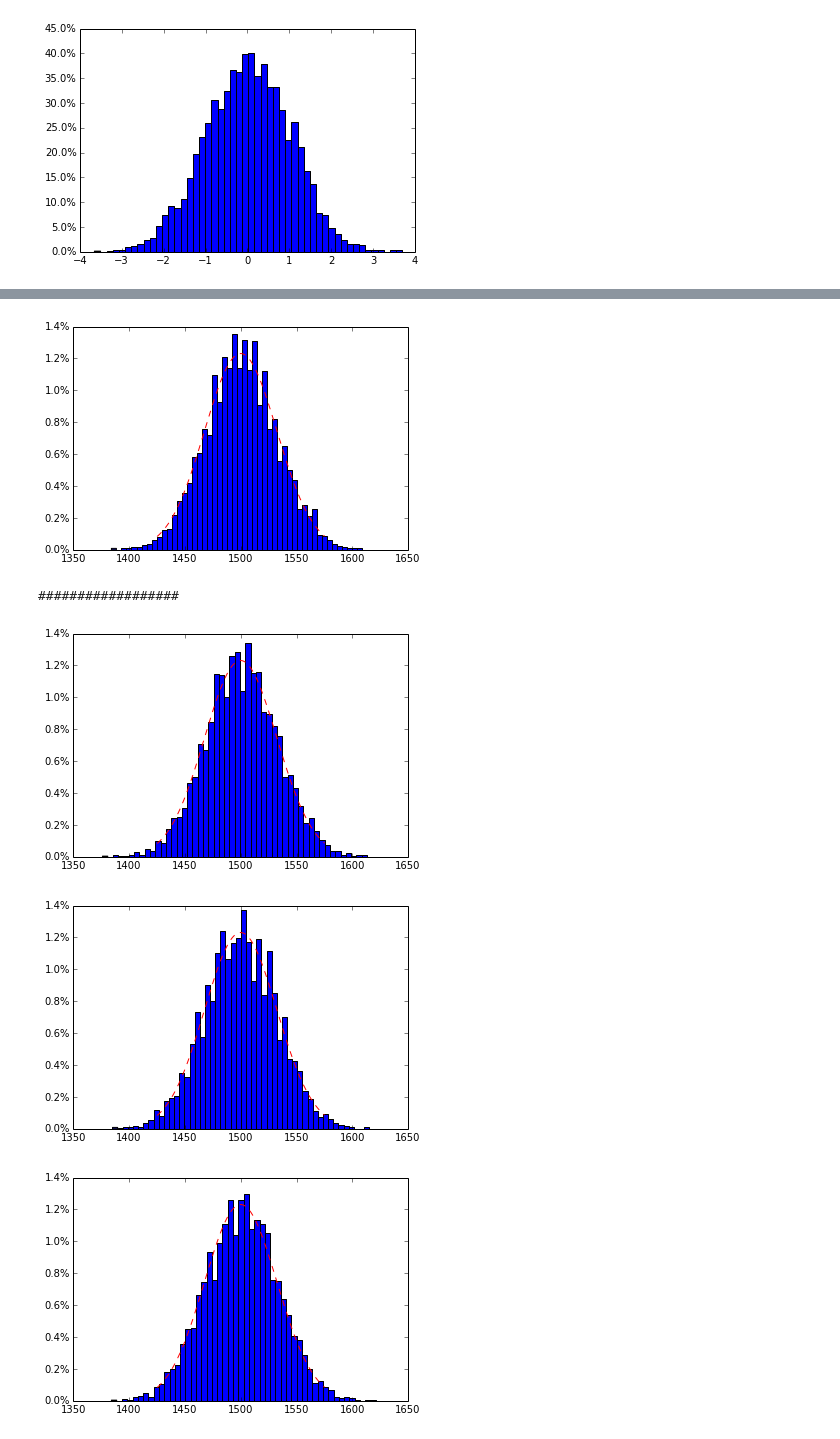
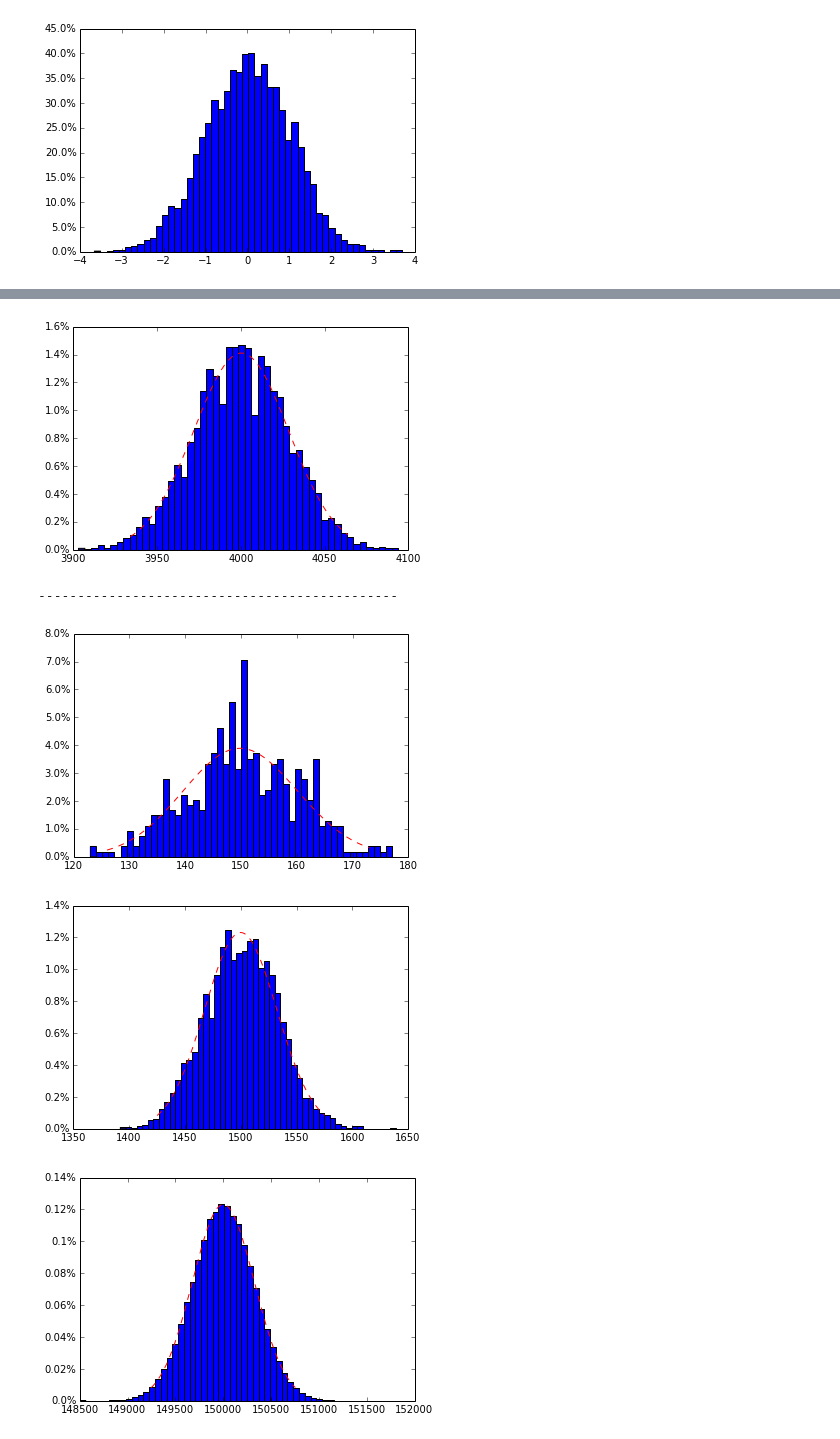
Before and after one commit to JensMeiners/MI1, a Jupyter notebook: Ex07/Ex07.ipynb, the cells around one changed output, grey strips where cells are left out. Cells and saved outputs as stored; diff of their text form; code cells hidden in the pictures.

```diff
--- a/Ex07/Ex07.ipynb
+++ b/Ex07/Ex07.ipynb
@@ -292,17 +292,16 @@ plt.show()
 ###################
 # now for the binomial distribution
 
-def test_binom(n,p):
-    n, p = 5000, 0.3
+def test_binom(n=5000,p=0.3):
     x = np.arange(binom.ppf(0.01, n, p), binom.ppf(0.99, n, p))
-    plot_dist([np.random.binomial(n,p) for _ in range(n)])
+    plot_dist(np.random.binomial(n,p,n))
     plt.plot(x,binom.pmf(x,n,p),'r--')
     plt.show()
 
 test_binom(5000,0.2)
 test_binom(5000,0.5)
 test_binom(5000,0.8)
-print '##################'
+print '----------------------------------------------'
 test_binom(500,0.3)
 test_binom(5000,0.3)
 test_binom(500000,0.3)
@@ -312,7 +311,7 @@ test_binom(500000,0.3)
-[figure, old version]
+[figure, new version]
-##################
+----------------------------------------------
-[figure, old version]
+[figure, new version]
-[figure, old version]
+[figure, new version]
-[figure, old version]
+[figure, new version]
 # %% [markdown]
 <img src="Auswahl_2015-11-27_013.png"/>
```
Also changed, not shown: parts of 7 cells of this notebook.
